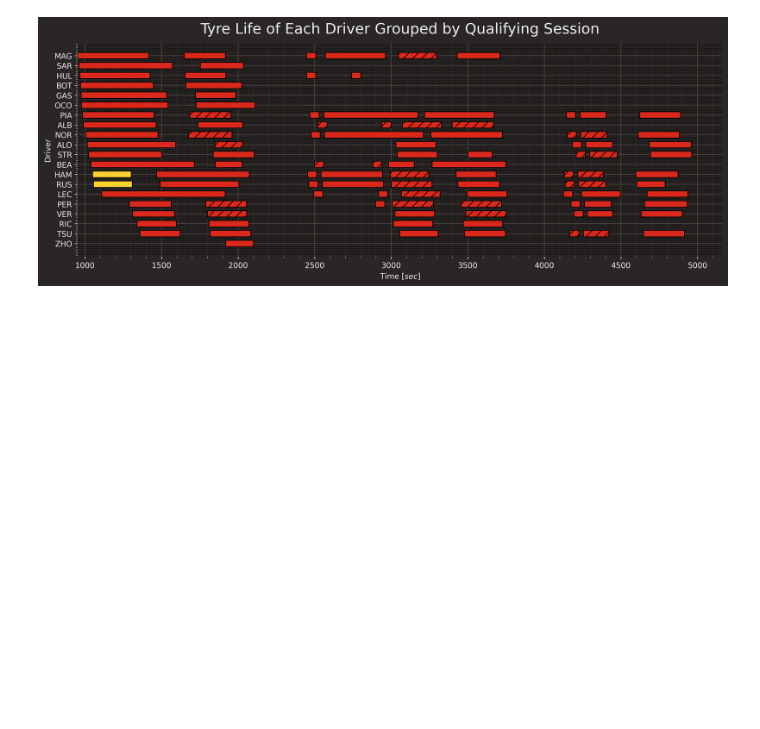
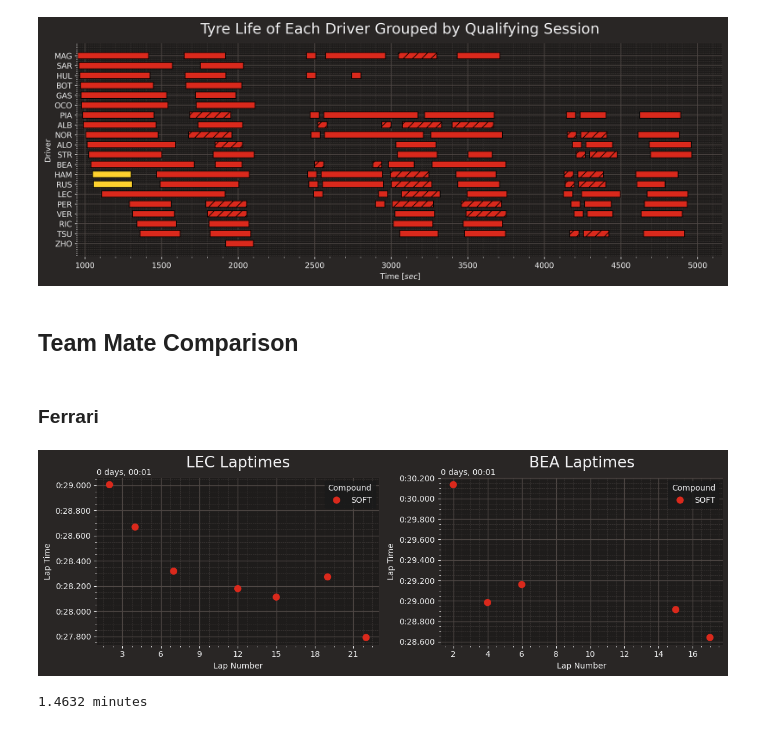
Before and after one commit to visciric/Projects, a Jupyter notebook: F1 Data Analysis/season_2024/02_Jeddah/Qualifying.ipynb, the cells around one changed output. Cells and saved outputs as stored; diff of their text form; code cells hidden in the pictures; blank space fills up the shorter version.

```diff
--- a/F1 Data Analysis/season_2024/02_Jeddah/Qualifying.ipynb
+++ b/F1 Data Analysis/season_2024/02_Jeddah/Qualifying.ipynb
@@ -144,3 +147,44 @@ ax.invert_yaxis()
 plt.show()
 # %% [output]
 [figure]
+# %% [markdown]
+## Team Mate Comparison
+# %%
+def get_drivers_of_teams(team):
+    team_laps = session.laps.pick_team(team)
+
+    drivers = team_laps['Driver'].unique()
+
+    return drivers
+# %%
+def plot_driver_laptimes(drivers, session):
+    fig, axes = plt.subplots(1, len(drivers),  figsize=(12, 4))
+
+    for i, driver in enumerate(drivers):
+        driver_data = session.laps.pick_driver(driver).pick_quicklaps().reset_index()
+        sns.scatterplot(
+            data=driver_data,
+            x="LapNumber",
+            y="LapTime",
+            ax=axes[i],
+            hue="Compound",
+            palette=fastf1.plotting.COMPOUND_COLORS,
+            s=80,
+            linewidth=0,
+            legend="auto",
+        )
+
+        axes[i].set_xlabel("Lap Number")
+        axes[i].set_ylabel("Lap Time")
+        axes[i].invert_yaxis()
+        axes[i].set_title(f"{driver} Laptimes")
+        axes[i].xaxis.set_major_locator(plt.MaxNLocator(integer=True))
+
+    plt.tight_layout()
+    plt.show()
+# %% [markdown]
+### Ferrari
+# %%
+plot_driver_laptimes(get_drivers_of_teams('Ferrari'), session)
+# %% [output]
+[figure, added]
@@ -146,0 +205,13 @@ plt.show()
+# %%
+
+lap_time = fastest_lec.LapTime
+
+# Convert to total seconds
+total_seconds = lap_time.total_seconds()
+
+# Convert seconds to minutes
+minutes = total_seconds / 60
+
+print(f"{minutes:.4f} minutes")
+# %% [output]
+1.4632 minutes
```
Also changed, not shown: parts of 17 cells of this notebook, 2 other files.
